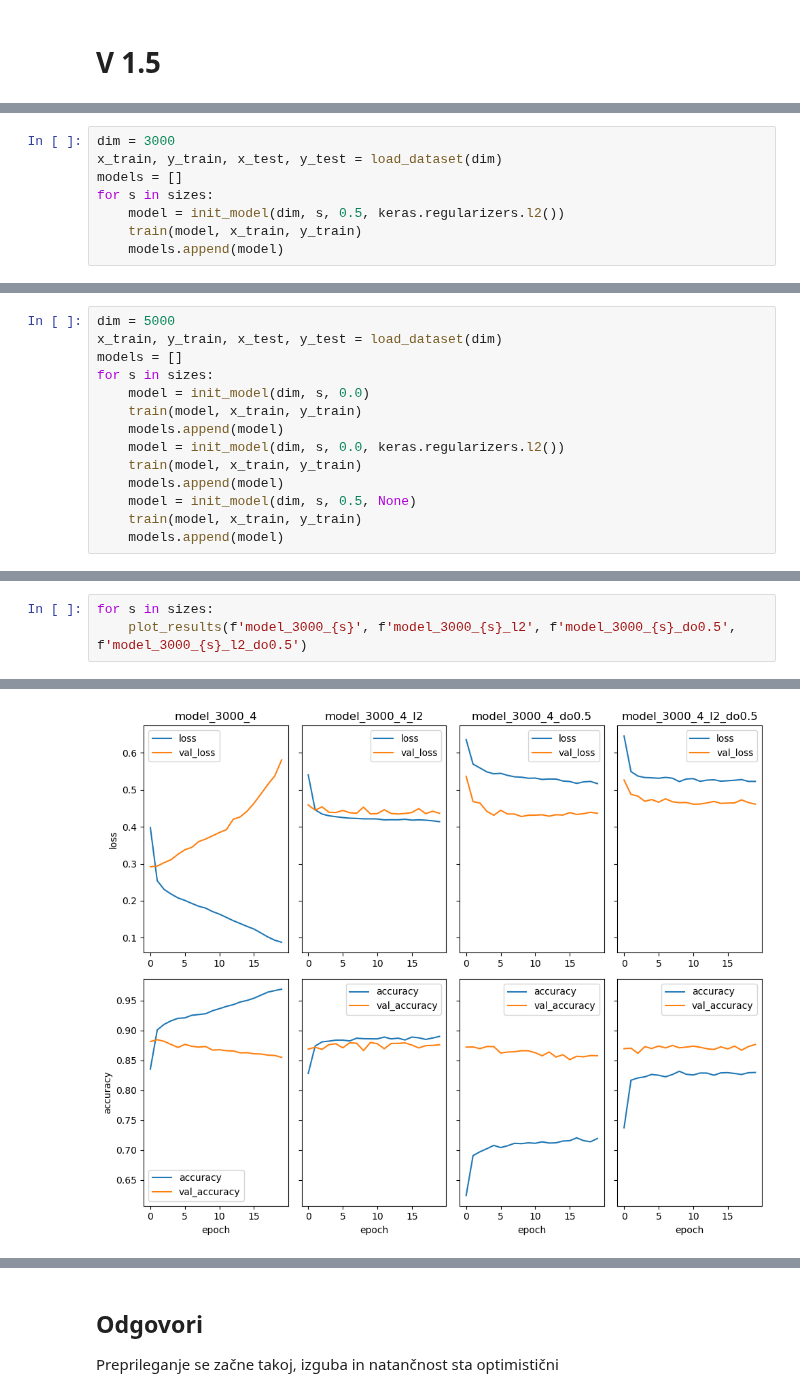
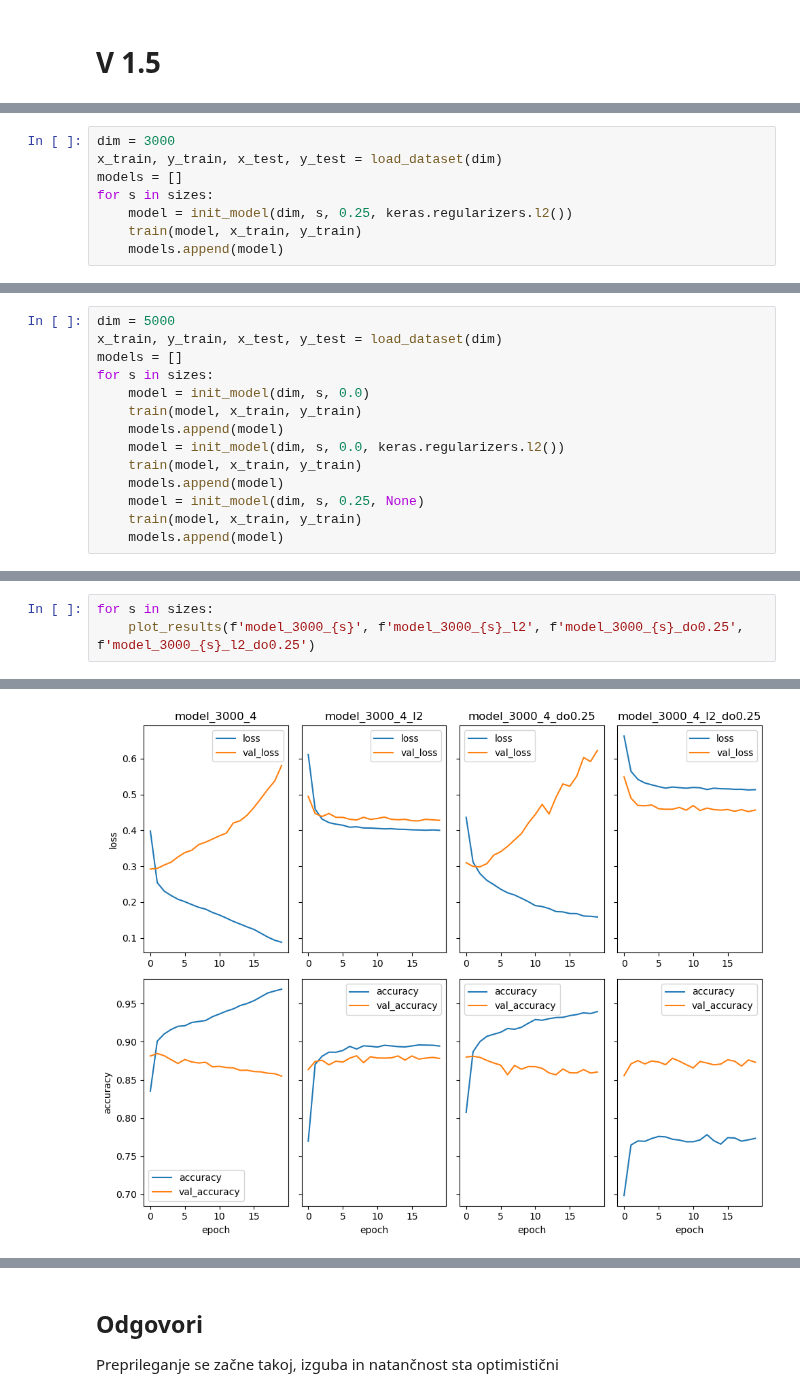
Before and after one commit to Potipecan/NAUGNM, a Jupyter notebook: V1/V1.5.ipynb, the cells around one changed output, grey strips where cells are left out. Cells and saved outputs as stored; diff of their text form.

```diff
--- a/V1/V1.5.ipynb
+++ b/V1/V1.5.ipynb
@@ -15,7 +17,7 @@ dim = 3000
 x_train, y_train, x_test, y_test = load_dataset(dim)
 models = []
 for s in sizes:
-    model = init_model(dim, s, 0.5, keras.regularizers.l2())
+    model = init_model(dim, s, 0.25, keras.regularizers.l2())
     train(model, x_train, y_train)
     models.append(model)
 # %% [output]
@@ -78,7 +81,7 @@ for s in sizes:
     model = init_model(dim, s, 0.0, keras.regularizers.l2())
     train(model, x_train, y_train)
     models.append(model)
-    model = init_model(dim, s, 0.5, None)
+    model = init_model(dim, s, 0.25, None)
     train(model, x_train, y_train)
     models.append(model)
 # %% [output]
@@ -147,4 +144,4 @@ model_5000_512_do0.5
 # %%
 for s in sizes:
-    plot_results(f'model_3000_{s}', f'model_3000_{s}_l2', f'model_3000_{s}_do0.5', f'model_3000_{s}_l2_do0.5')
+    plot_results(f'model_3000_{s}', f'model_3000_{s}_l2', f'model_3000_{s}_do0.25', f'model_3000_{s}_l2_do0.25')
 # %% [output]
@@ -152 +149 @@ for s in sizes:
-[figure, old version]
+[figure, new version]
```
Also changed, not shown: parts of 7 cells of this notebook, 58 other files.
